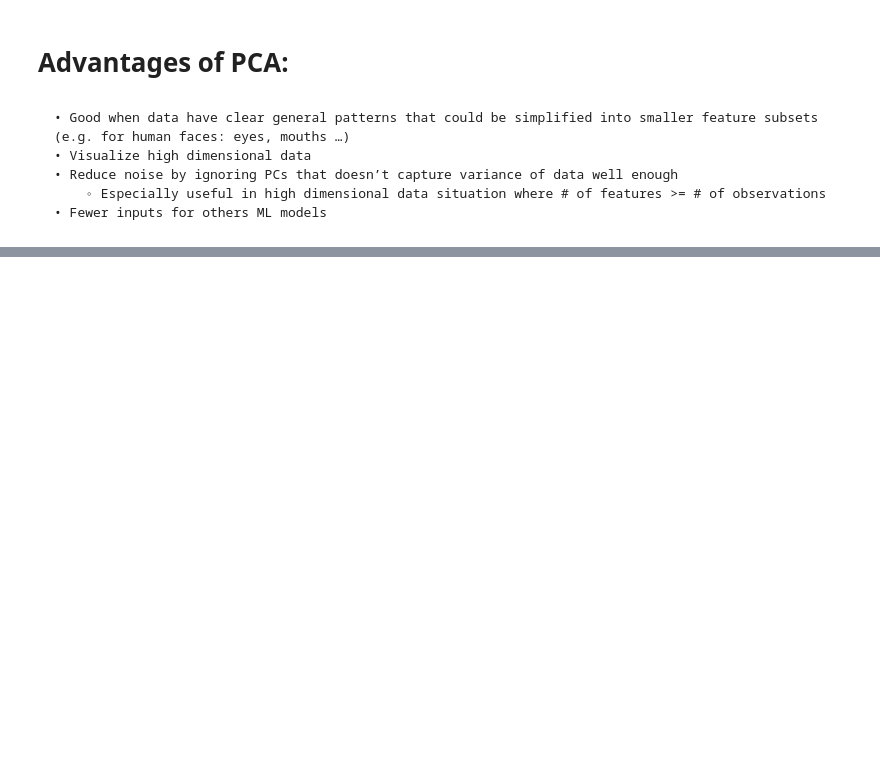
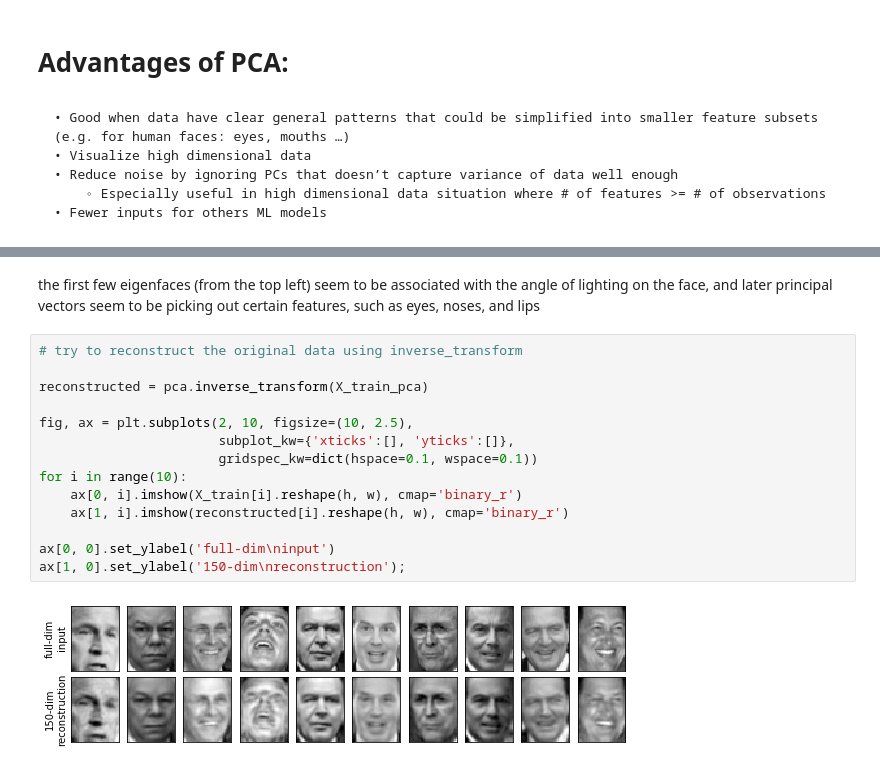
Before and after one commit to anhquan0412/comprehensive-ml, a Jupyter notebook: PCA.ipynb, the cells around one changed output, grey strips where cells are left out. Saved outputs shown, nothing was run; the diff lists cells and outputs as text; blank space fills up the shorter version.

```diff
--- a/PCA.ipynb
+++ b/PCA.ipynb
@@ -31,0 +164,18 @@ and
+# %% [markdown]
+the first few eigenfaces (from the top left) seem to be associated with the angle of lighting on the face, and later principal vectors seem to be picking out certain features, such as eyes, noses, and lips
+# %%
+# try to reconstruct the original data using inverse_transform
+
+reconstructed = pca.inverse_transform(X_train_pca)
+
+fig, ax = plt.subplots(2, 10, figsize=(10, 2.5),
+                       subplot_kw={'xticks':[], 'yticks':[]},
+                       gridspec_kw=dict(hspace=0.1, wspace=0.1))
+for i in range(10):
+    ax[0, i].imshow(X_train[i].reshape(h, w), cmap='binary_r')
+    ax[1, i].imshow(reconstructed[i].reshape(h, w), cmap='binary_r')
+
+ax[0, 0].set_ylabel('full-dim\ninput')
+ax[1, 0].set_ylabel('150-dim\nreconstruction');
+# %% [output]
+[figure, added]
```
Also changed, not shown: parts of 19 cells of this notebook.
